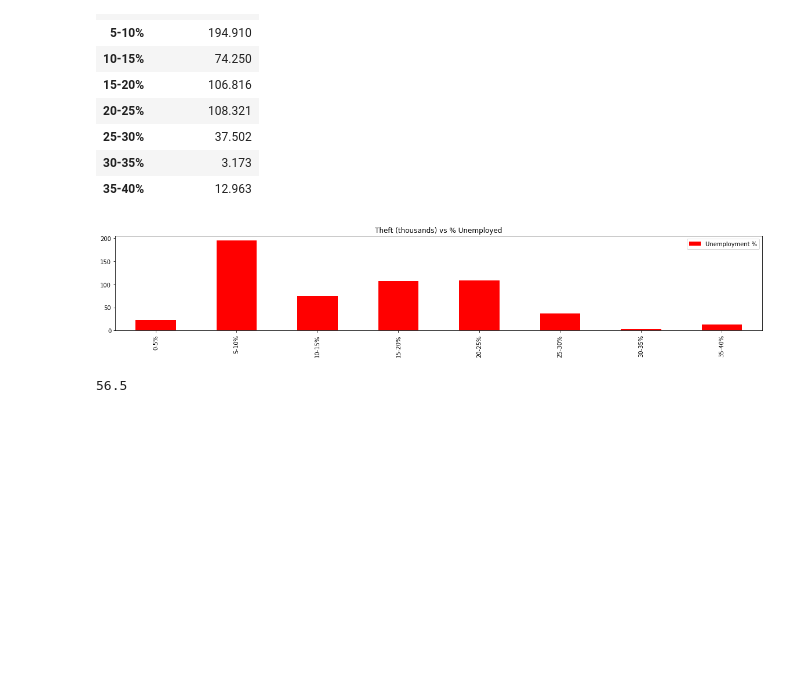
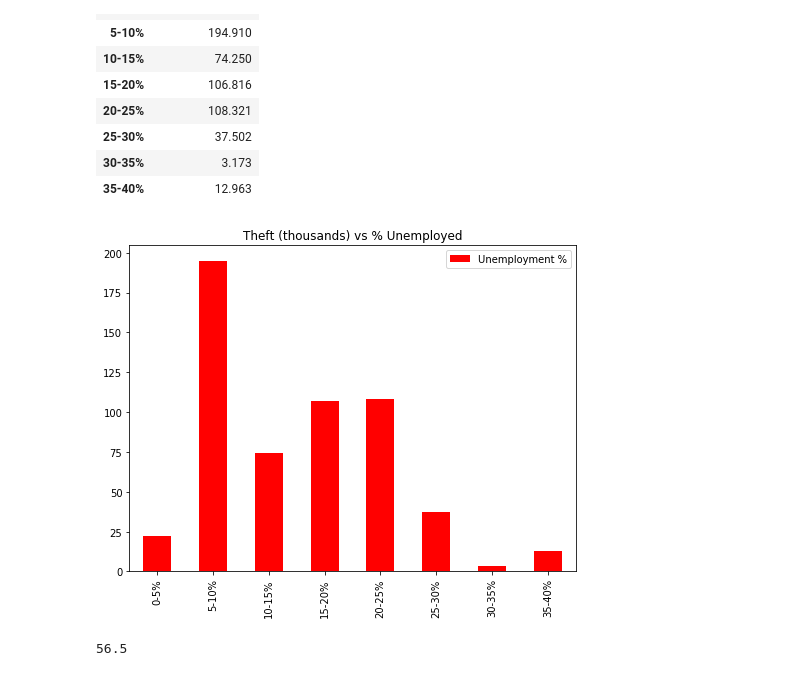
Before and after one commit to elmaddinkarimov/ChicagoCrimeDataAnalysis, a Jupyter notebook: Chicago-Crime-Data-Analysis.ipynb, the cells around one changed output. Saved outputs shown, nothing was run; the diff lists cells and outputs as text; code cells hidden in the pictures; blank space fills up the shorter version.

```diff
--- a/Chicago-Crime-Data-Analysis.ipynb
+++ b/Chicago-Crime-Data-Analysis.ipynb
@@ -423,12 +425,14 @@ See the caveats in the documentation: http://pandas.pydata.org/pandas-docs/stabl
 # %%
 b1.plot(kind="bar", figsize=(20,3),color='r')
 
 # Set a title for the chart
+figure = plt.gcf()
+figure.set_size_inches(8, 6)
 plt.title("Theft (thousands) vs % Unemployed")
 plt.savefig("output_data/Theft_vs_Unemployed.png")
 plt.show()
 # %% [output]
-[figure, old version]
+[figure, new version]
 # %%
 theft["PERCENT HOUSEHOLDS BELOW POVERTY"].max()
 # %% [output]
```
Also changed, not shown: parts of 5 cells of this notebook, 6 other files.
